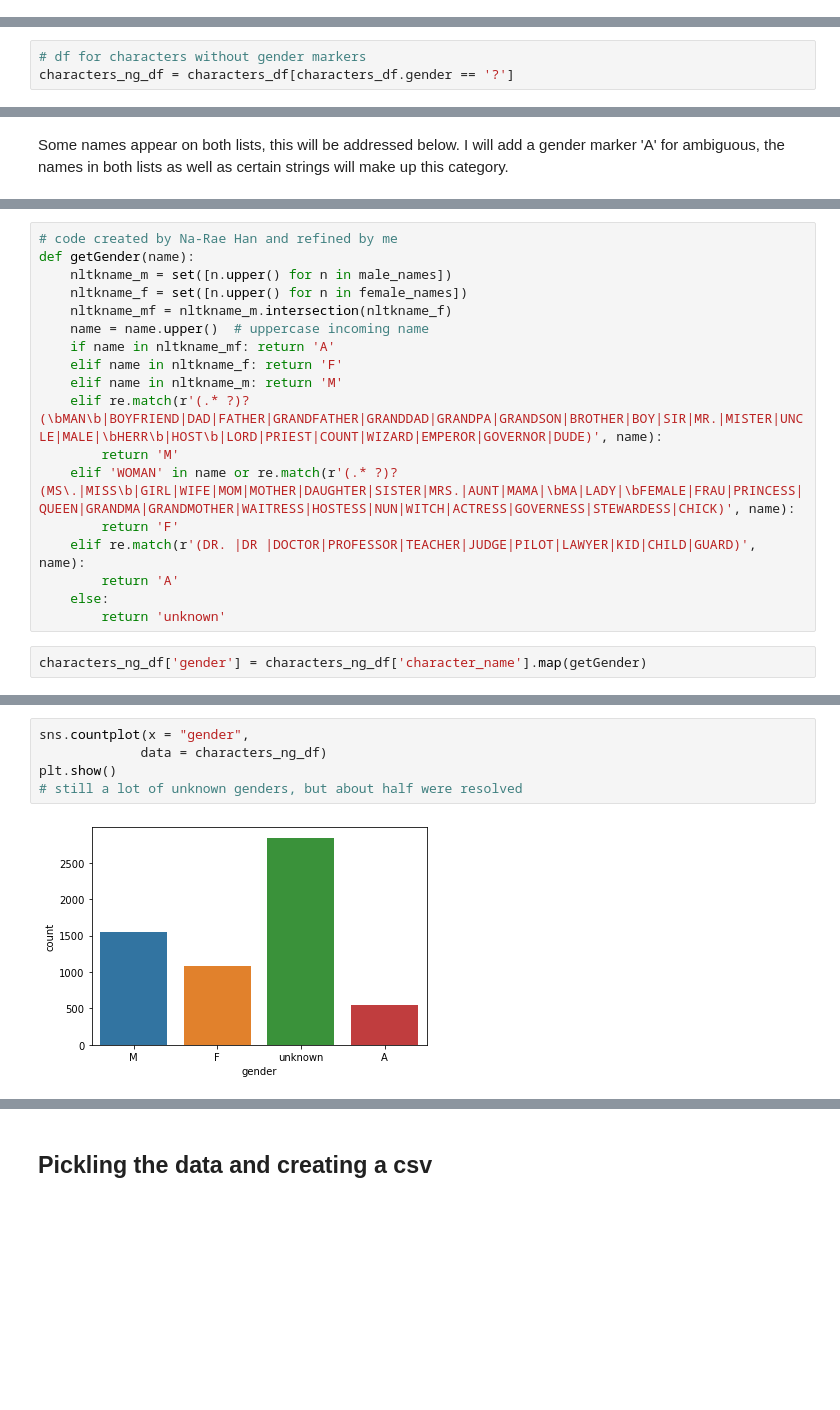
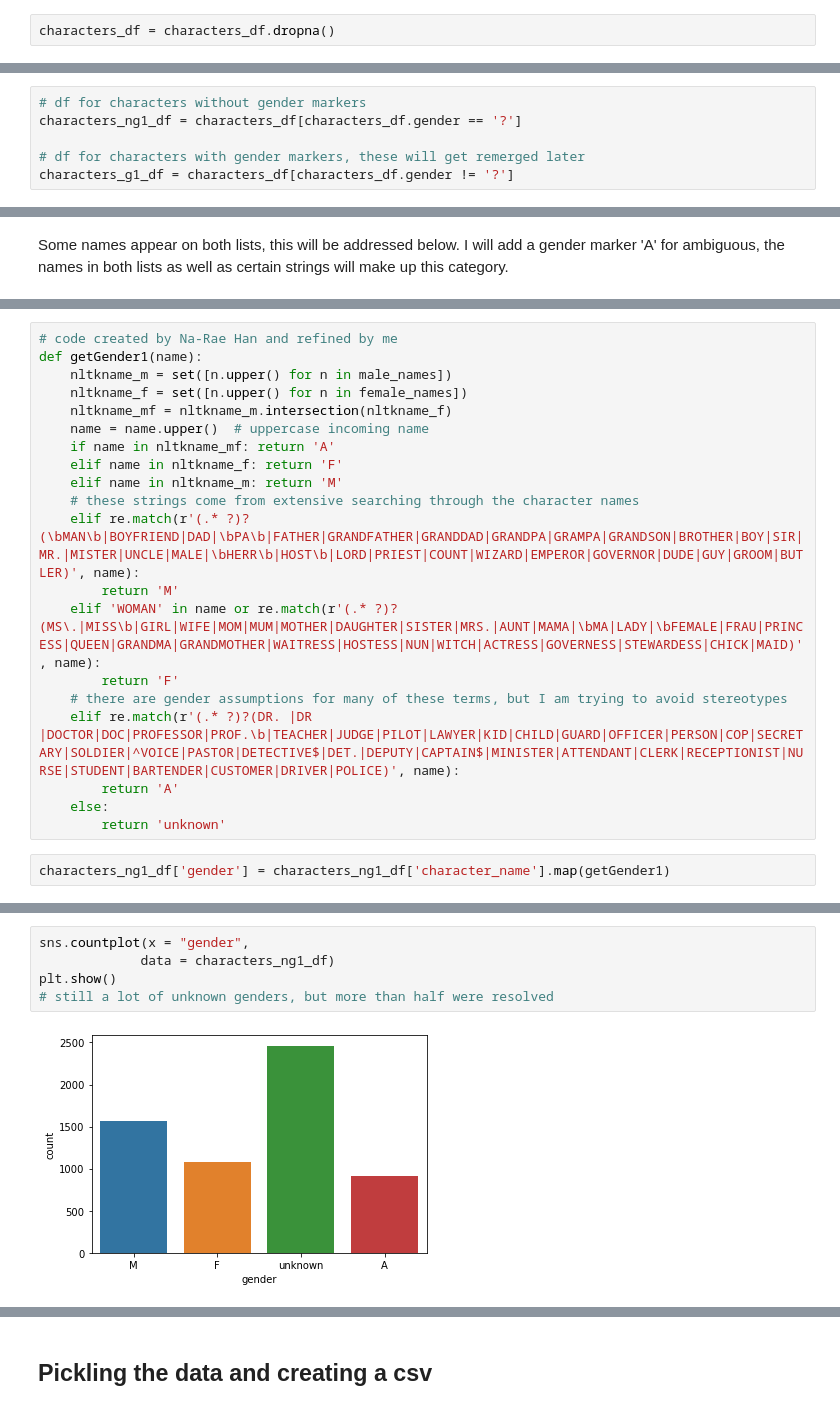
Before and after one commit to Data-Science-for-Linguists-2023/Movie-Gender-Dialogue-Analysis, a Jupyter notebook: Characters_Notebook.ipynb, the cells around one changed output, grey strips where cells are left out. Saved outputs shown, nothing was run; the diff lists cells and outputs as text; blank space fills up the shorter version.

Commit message:
final passes of identifying gender

```diff
--- a/Characters_Notebook.ipynb
+++ b/Characters_Notebook.ipynb
@@ -42,6 +42,8 @@ Data columns (total 6 columns):
  5   credit_position  9035 non-null   string
 dtypes: string(6)
 memory usage: 423.6 KB
+# %%
+characters_df = characters_df.dropna()
 # %%
 characters_df.head()
 # %% [output]
@@ -106,3 +119,6 @@ characters_df.describe()
 # %%
 # df for characters without gender markers
-characters_ng_df = characters_df[characters_df.gender == '?']
+characters_ng1_df = characters_df[characters_df.gender == '?']
+
+# df for characters with gender markers, these will get remerged later
+characters_g1_df = characters_df[characters_df.gender != '?']
@@ -188,6 +167,6 @@ characters_ng_df[characters_ng_df.character_name.str.contains('GUARD')]
 # %%
 # code created by Na-Rae Han and refined by me
-def getGender(name):
+def getGender1(name):
     nltkname_m = set([n.upper() for n in male_names])
     nltkname_f = set([n.upper() for n in female_names])
     nltkname_mf = nltkname_m.intersection(nltkname_f)
@@ -195,16 +174,18 @@ def getGender(name):
     if name in nltkname_mf: return 'A'
     elif name in nltkname_f: return 'F'
     elif name in nltkname_m: return 'M'
-    elif re.match(r'(.* ?)?(\bMAN\b|BOYFRIEND|DAD|FATHER|GRANDFATHER|GRANDDAD|GRANDPA|GRANDSON|BROTHER|BOY|SIR|MR.|MISTER|UNCLE|MALE|\bHERR\b|HOST\b|LORD|PRIEST|COUNT|WIZARD|EMPEROR|GOVERNOR|DUDE)', name):
+    # these strings come from extensive searching through the character names
+    elif re.match(r'(.* ?)?(\bMAN\b|BOYFRIEND|DAD|\bPA\b|FATHER|GRANDFATHER|GRANDDAD|GRANDPA|GRAMPA|GRANDSON|BROTHER|BOY|SIR|MR.|MISTER|UNCLE|MALE|\bHERR\b|HOST\b|LORD|PRIEST|COUNT|WIZARD|EMPEROR|GOVERNOR|DUDE|GUY|GROOM|BUTLER)', name):
         return 'M'
-    elif 'WOMAN' in name or re.match(r'(.* ?)?(MS\.|MISS\b|GIRL|WIFE|MOM|MOTHER|DAUGHTER|SISTER|MRS.|AUNT|MAMA|\bMA|LADY|\bFEMALE|FRAU|PRINCESS|QUEEN|GRANDMA|GRANDMOTHER|WAITRESS|HOSTESS|NUN|WITCH|ACTRESS|GOVERNESS|STEWARDESS|CHICK)', name):
+    elif 'WOMAN' in name or re.match(r'(.* ?)?(MS\.|MISS\b|GIRL|WIFE|MOM|MUM|MOTHER|DAUGHTER|SISTER|MRS.|AUNT|MAMA|\bMA|LADY|\bFEMALE|FRAU|PRINCESS|QUEEN|GRANDMA|GRANDMOTHER|WAITRESS|HOSTESS|NUN|WITCH|ACTRESS|GOVERNESS|STEWARDESS|CHICK|MAID)', name):
         return 'F'
-    elif re.match(r'(DR. |DR |DOCTOR|PROFESSOR|TEACHER|JUDGE|PILOT|LAWYER|KID|CHILD|GUARD)', name):
+    # there are gender assumptions for many of these terms, but I am trying to avoid stereotypes
+    elif re.match(r'(.* ?)?(DR. |DR |DOCTOR|DOC|PROFESSOR|PROF.\b|TEACHER|JUDGE|PILOT|LAWYER|KID|CHILD|GUARD|OFFICER|PERSON|COP|SECRETARY|SOLDIER|^VOICE|PASTOR|DETECTIVE$|DET.|DEPUTY|CAPTAIN$|MINISTER|ATTENDANT|CLERK|RECEPTIONIST|NURSE|STUDENT|BARTENDER|CUSTOMER|DRIVER|POLICE)', name):
         return 'A'
     else:
         return 'unknown'
 # %%
-characters_ng_df['gender'] = characters_ng_df['character_name'].map(getGender)
+characters_ng1_df['gender'] = characters_ng1_df['character_name'].map(getGender1)
 # %% [output]
 A value is trying to be set on a copy of a slice from a DataFrame.
 Try using .loc[row_indexer,col_indexer] = value instead
@@ -246,7 +225,7 @@ nineth pass: 3177
 # %%
 sns.countplot(x = "gender",
-             data = characters_ng_df)
+             data = characters_ng1_df)
 plt.show()
-# still a lot of unknown genders, but about half were resolved
+# still a lot of unknown genders, but more than half were resolved
 # %% [output]
-[figure, old version]
+[figure, new version]
```
Also changed, not shown: parts of 50 cells of this notebook, 1 other file.
